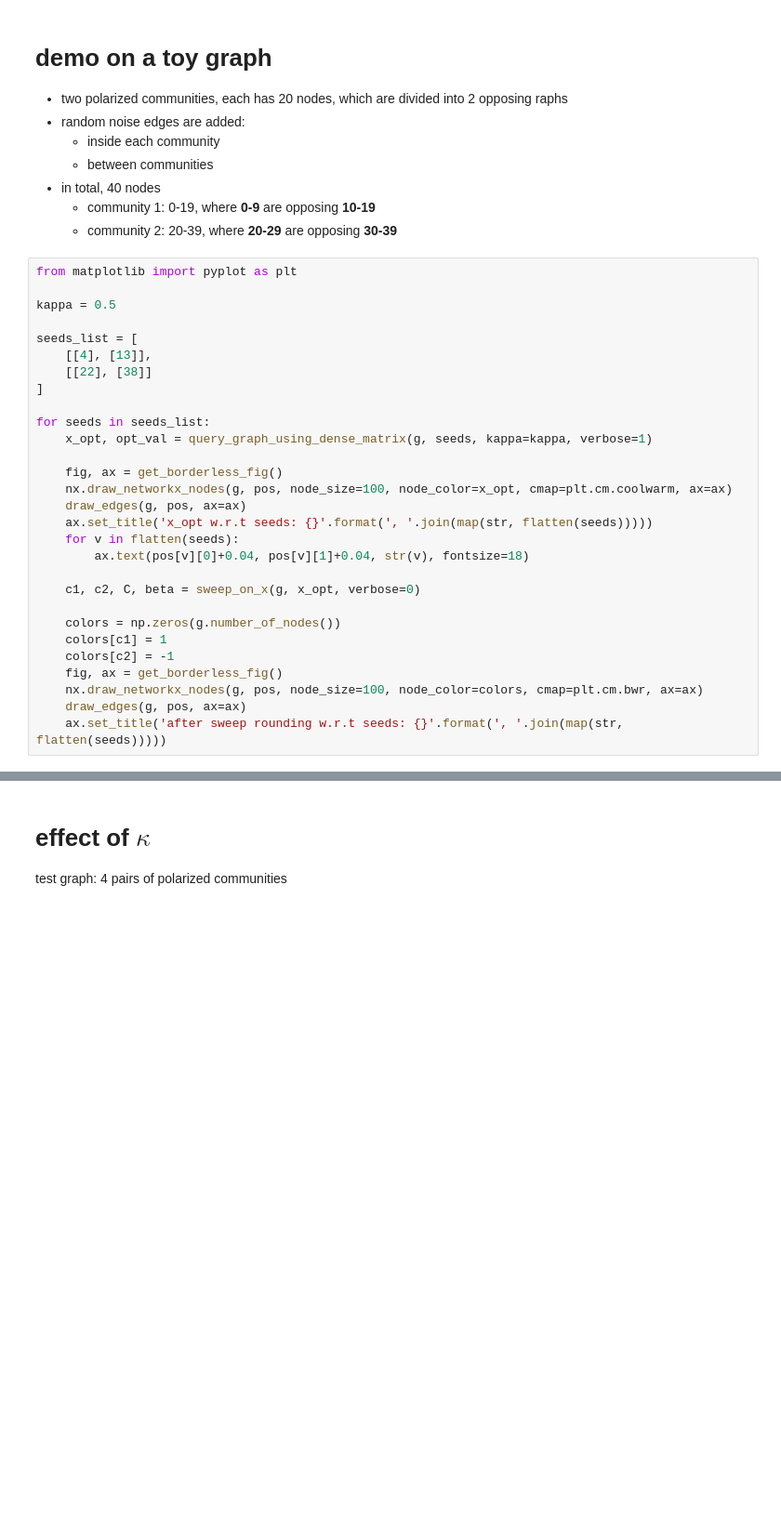
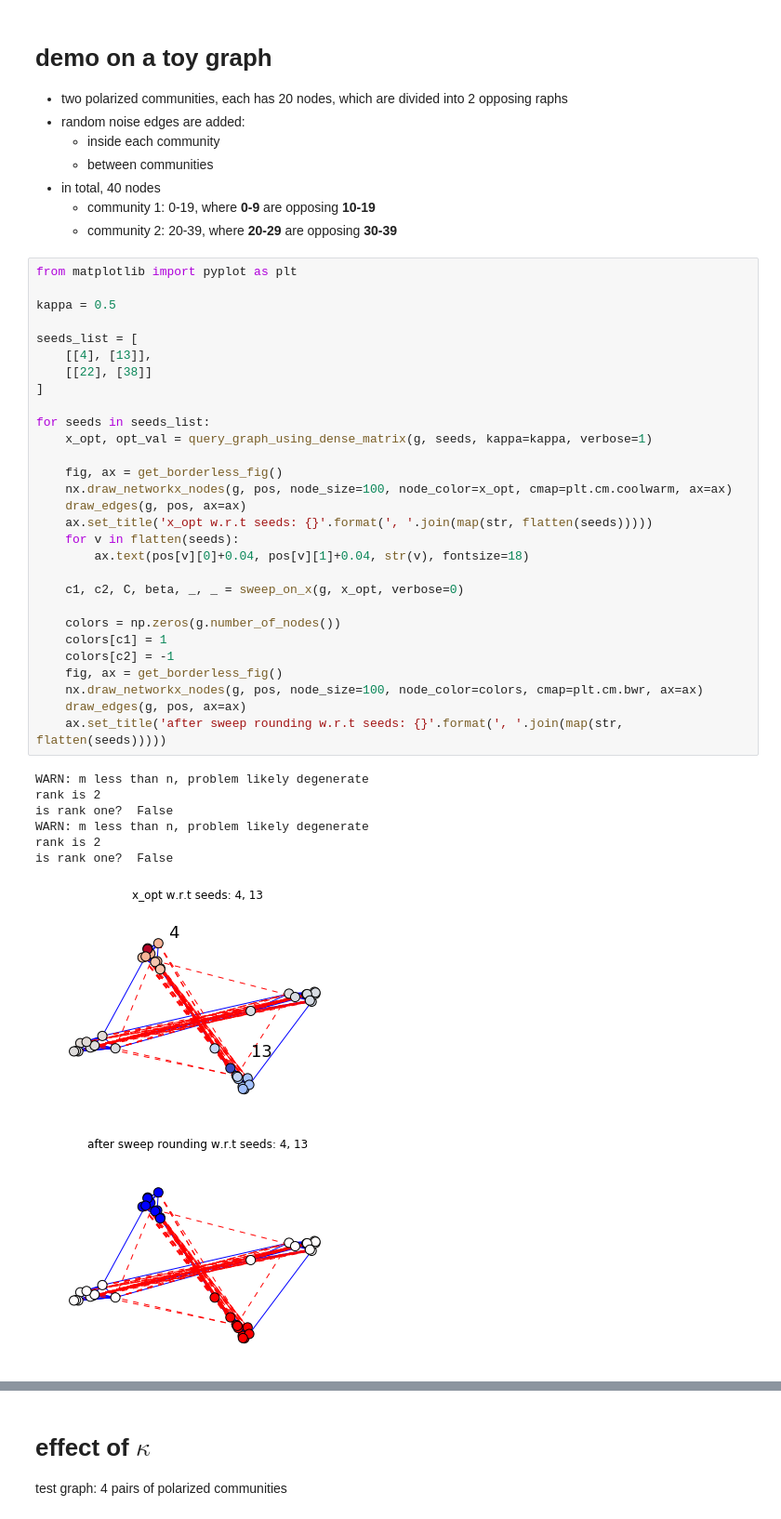
Before and after one commit to xiaohan2012/signed-local-community, a Jupyter notebook: proof-of-concept.ipynb, the cells around one changed output, grey strips where cells are left out. Shown at 93% size. Cells and saved outputs as stored; diff of their text form; blank space fills up the shorter version.

```diff
--- a/proof-of-concept.ipynb
+++ b/proof-of-concept.ipynb
@@ -54,29 +55,38 @@ draw_edges(g, pos, ax=ax)
 # %%
 from matplotlib import pyplot as plt
 
 kappa = 0.5
 
 seeds_list = [
     [[4], [13]],
     [[22], [38]]
 ]
 
 for seeds in seeds_list:
     x_opt, opt_val = query_graph_using_dense_matrix(g, seeds, kappa=kappa, verbose=1)
 
     fig, ax = get_borderless_fig()
     nx.draw_networkx_nodes(g, pos, node_size=100, node_color=x_opt, cmap=plt.cm.coolwarm, ax=ax)
     draw_edges(g, pos, ax=ax)
     ax.set_title('x_opt w.r.t seeds: {}'.format(', '.join(map(str, flatten(seeds)))))
     for v in flatten(seeds):
         ax.text(pos[v][0]+0.04, pos[v][1]+0.04, str(v), fontsize=18)
 
-    c1, c2, C, beta = sweep_on_x(g, x_opt, verbose=0)
+    c1, c2, C, beta, _, _ = sweep_on_x(g, x_opt, verbose=0)
 
     colors = np.zeros(g.number_of_nodes())
     colors[c1] = 1
     colors[c2] = -1
     fig, ax = get_borderless_fig()
     nx.draw_networkx_nodes(g, pos, node_size=100, node_color=colors, cmap=plt.cm.bwr, ax=ax)
     draw_edges(g, pos, ax=ax)
     ax.set_title('after sweep rounding w.r.t seeds: {}'.format(', '.join(map(str, flatten(seeds)))))
+# %% [output]
+WARN: m less than n, problem likely degenerate
+rank is 2
+is rank one?  False
+WARN: m less than n, problem likely degenerate
+rank is 2
+is rank one?  False
+[figure, added]
+[figure, added]
```
Also changed, not shown: parts of 7 cells of this notebook.
